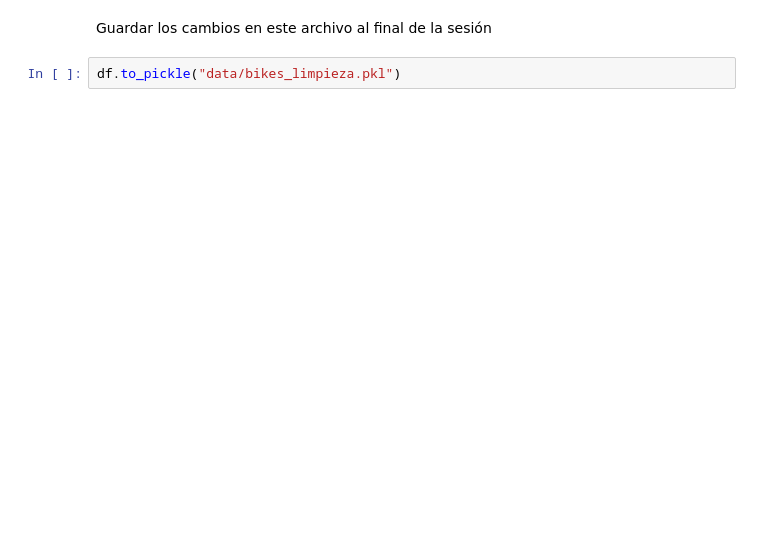
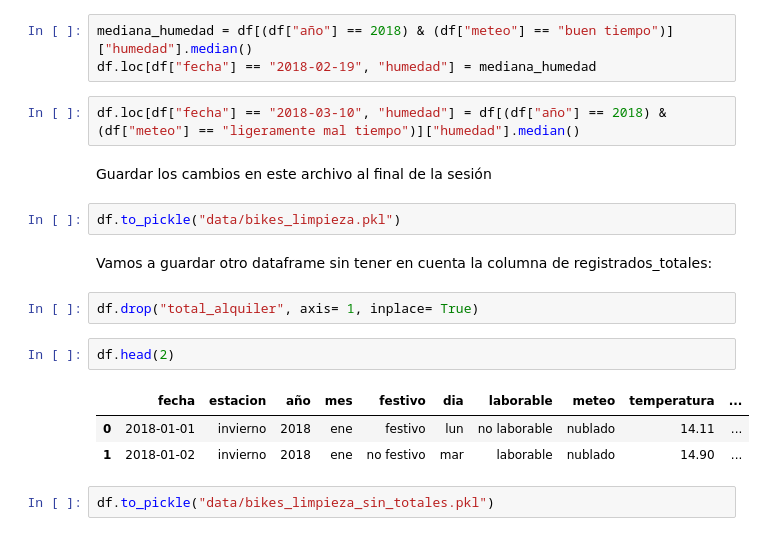
Before and after one commit to GriselleAlanis/project-da-promoE-module3-team1, a Jupyter notebook: Limpieza.ipynb, the cells around one changed output. Cells and saved outputs as stored; diff of their text form; blank space fills up the shorter version.

```diff
--- a/Limpieza.ipynb
+++ b/Limpieza.ipynb
@@ -195,4 +224,21 @@ dtype: object
+# %%
+mediana_humedad = df[(df["año"] == 2018) & (df["meteo"] == "buen tiempo")]["humedad"].median()
+df.loc[df["fecha"] == "2018-02-19", "humedad"] = mediana_humedad
+# %%
+df.loc[df["fecha"] == "2018-03-10", "humedad"] = df[(df["año"] == 2018) & (df["meteo"] == "ligeramente mal tiempo")]["humedad"].median()
 # %% [markdown]
 <p> Guardar los cambios en este archivo al final de la sesión </p>
 # %%
 df.to_pickle("data/bikes_limpieza.pkl")
+# %% [markdown]
+Vamos a guardar otro dataframe sin tener en cuenta la columna de registrados_totales:
+# %%
+df.drop("total_alquiler", axis= 1, inplace= True)
+# %%
+df.head(2)
+# %% [output]
+|  | fecha | estacion | año | mes | festivo | dia | laborable | meteo | temperatura | ... |
+| 0 | 2018-01-01 | invierno | 2018 | ene | festivo | lun | no laborable | nublado | 14.11 | ... |
+| 1 | 2018-01-02 | invierno | 2018 | ene | no festivo | mar | laborable | nublado | 14.90 | ... |
+# %%
+df.to_pickle("data/bikes_limpieza_sin_totales.pkl")
```
Also changed, not shown: parts of 7 cells of this notebook, 8 other files.
